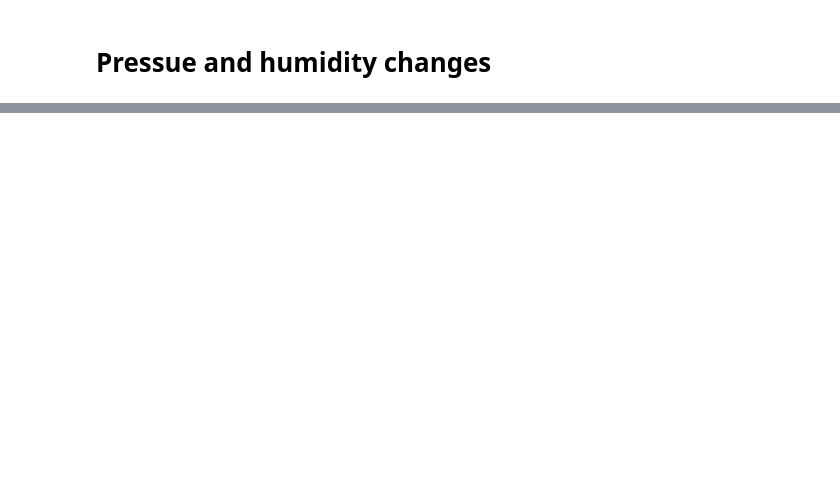
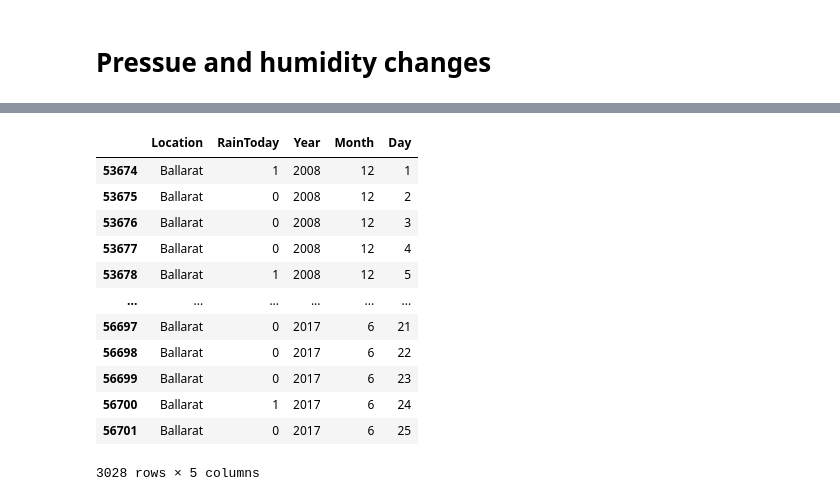
Before and after one commit to namvnngu/data-analysis-project, a Jupyter notebook: Source Code/Final analysis.ipynb, the cells around one changed output, grey strips where cells are left out. Cells and saved outputs as stored; diff of their text form; code cells hidden in the pictures; blank space fills up the shorter version.

```diff
--- a/Source Code/Final analysis.ipynb
+++ b/Source Code/Final analysis.ipynb
@@ -253,0 +310,16 @@ plt.show()
+# %%
+TempDFOne
+# %% [output]
+|  | Location | RainToday | Year | Month | Day |
+| 53674 | Ballarat | 1 | 2008 | 12 | 1 |
+| 53675 | Ballarat | 0 | 2008 | 12 | 2 |
+| 53676 | Ballarat | 0 | 2008 | 12 | 3 |
+| 53677 | Ballarat | 0 | 2008 | 12 | 4 |
+| 53678 | Ballarat | 1 | 2008 | 12 | 5 |
+| ... | ... | ... | ... | ... | ... |
+| 56697 | Ballarat | 0 | 2017 | 6 | 21 |
+| 56698 | Ballarat | 0 | 2017 | 6 | 22 |
+| 56699 | Ballarat | 0 | 2017 | 6 | 23 |
+| 56700 | Ballarat | 1 | 2017 | 6 | 24 |
+| 56701 | Ballarat | 0 | 2017 | 6 | 25 |
+3028 rows × 5 columns
```
Also changed, not shown: parts of 15 cells of this notebook.
